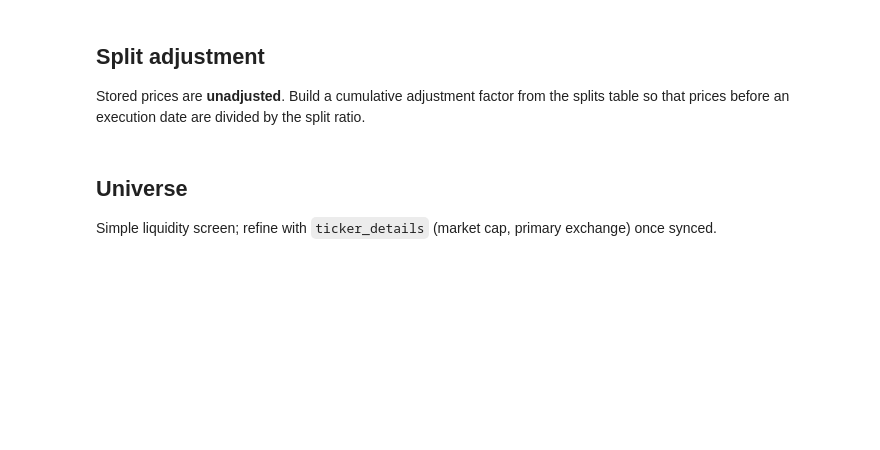
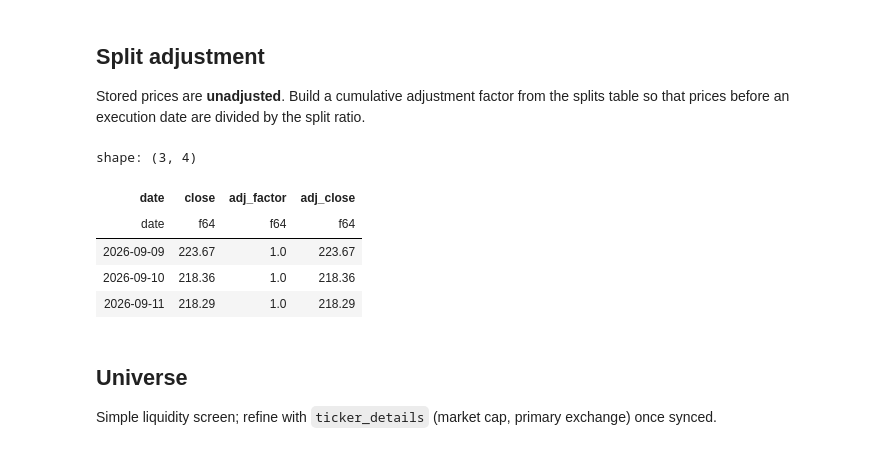
Before and after one commit to yurit04/collective-alpha, a Jupyter notebook: notebooks/research/00_research_template.ipynb, the cells around one changed output. Saved outputs shown, nothing was run; the diff lists cells and outputs as text; code cells hidden in the pictures; blank space fills up the shorter version.

```diff
--- a/notebooks/research/00_research_template.ipynb
+++ b/notebooks/research/00_research_template.ipynb
@@ -19,18 +21,28 @@ panel.shape
 Stored prices are **unadjusted**. Build a cumulative adjustment factor from the splits table so that prices before an execution date are divided by the split ratio.
 # %%
 splits = cat.sql('select ticker, execution_date, split_from, split_to from splits').pl()
-splits = splits.with_columns(ratio=pl.col('split_to') / pl.col('split_from')).sort(['ticker', 'execution_date'])
+splits = splits.with_columns(
+    execution_date=pl.col('execution_date').cast(pl.Date),
+    ratio=pl.col('split_to') / pl.col('split_from'),
+).sort(['ticker', 'execution_date'])
 
 # cumulative factor to apply to dates strictly before each execution date
 adj = (
     panel.select('ticker', 'date')
     .join(splits, on='ticker', how='left')
     .filter(pl.col('date') < pl.col('execution_date'))
     .group_by(['ticker', 'date']).agg(pl.col('ratio').product().alias('adj_factor'))
 )
 panel = panel.join(adj, on=['ticker', 'date'], how='left').with_columns(pl.col('adj_factor').fill_null(1.0))
 panel = panel.with_columns(adj_close=pl.col('close') / pl.col('adj_factor'))
 panel.filter(pl.col('ticker') == 'NVDA').select('date', 'close', 'adj_factor', 'adj_close').tail(3)
+# %% [output]
+shape: (3, 4)
+| date | close | adj_factor | adj_close |
+| date | f64 | f64 | f64 |
+| 2026-09-09 | 223.67 | 1.0 | 223.67 |
+| 2026-09-10 | 218.36 | 1.0 | 218.36 |
+| 2026-09-11 | 218.29 | 1.0 | 218.29 |
 # %% [markdown]
 ## Universe
 
```
Also changed, not shown: parts of 3 cells of this notebook, 1 other file.
